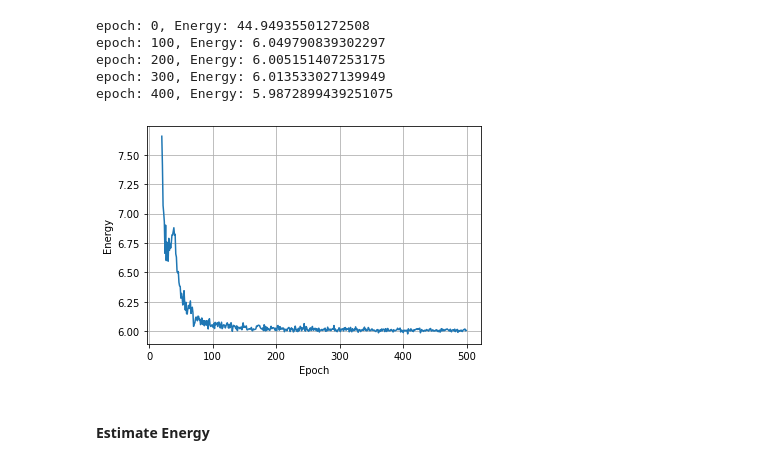
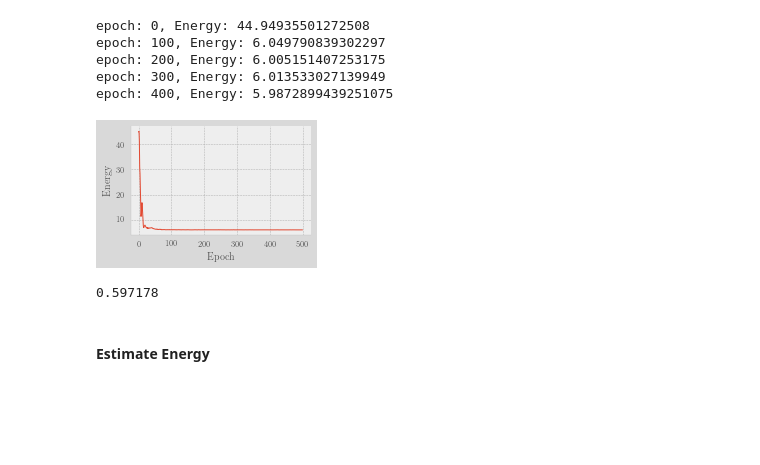
Before and after one commit to KristianWold/FYS4411, a Jupyter notebook: Project2/notebooks/Autoregressive RNN Bosons.ipynb, the cells around one changed output. Drawn from its saved outputs; the diff is of its cells as text; code cells hidden in the pictures; blank space fills up the shorter version.

```diff
--- a/Project2/notebooks/Autoregressive RNN Bosons.ipynb
+++ b/Project2/notebooks/Autoregressive RNN Bosons.ipynb
@@ -14,13 +14,14 @@ import warnings
 warnings.filterwarnings("ignore")
 tf.keras.backend.set_floatx("float64")
 
+plt.style.use("../lib/rapport.mplstyle")
 %load_ext autoreload
 %autoreload 2
 
 def saveto(fig, path, ncol=2):
     lgd = fig.legend(loc='lower left',# mode='expand',-
                      ncol=ncol,
-                     bbox_to_anchor=(0.1, 1.02, 1, 0.2))
+                     bbox_to_anchor=(0.3, 1.02, 1, 0.2))
     fig.savefig(f"../latex/figures/{path}.pdf", bbox_inches='tight')
 # %%
 import logging
@@ -223,7 +230,7 @@ system = System(num_part = 6,
 num_epochs = 500
 batch_size = 1000
 
-energy = train(system, num_epochs, batch_size, optimizer, verbose = True)
+energy2 = train(system, num_epochs, batch_size, optimizer, verbose = True)
 # %% [output]
 epoch: 0, Energy: 44.94935501272508
 epoch: 100, Energy: 6.049790839302297
@@ -232,13 +239,19 @@ epoch: 300, Energy: 6.013533027139949
 epoch: 400, Energy: 5.9872899439251075
 # %%
 epochs = [i for i in range(num_epochs)]
-plt.plot(epochs[20:], energy[20:])
+plt.plot(epochs, energy2)
 plt.xlabel("Epoch")
 plt.ylabel("Energy")
 plt.grid()
 plt.show()
 # %% [output]
-[figure, old version]
+[figure, new version]
+# %%
+N = 100000
+system.Ansatz.hidden_reset(N)
+print(f"{system.Sampler(N)[1]/(20*N)}")
+# %% [output]
+0.597178
 # %% [markdown]
 #### Estimate Energy
 # %%
```
Also changed, not shown: parts of 27 cells of this notebook, 13 other files.
